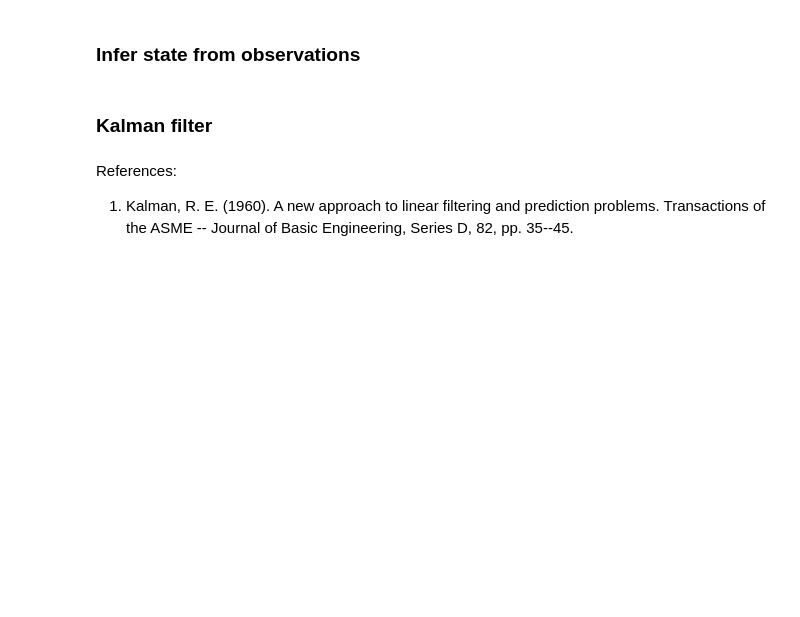
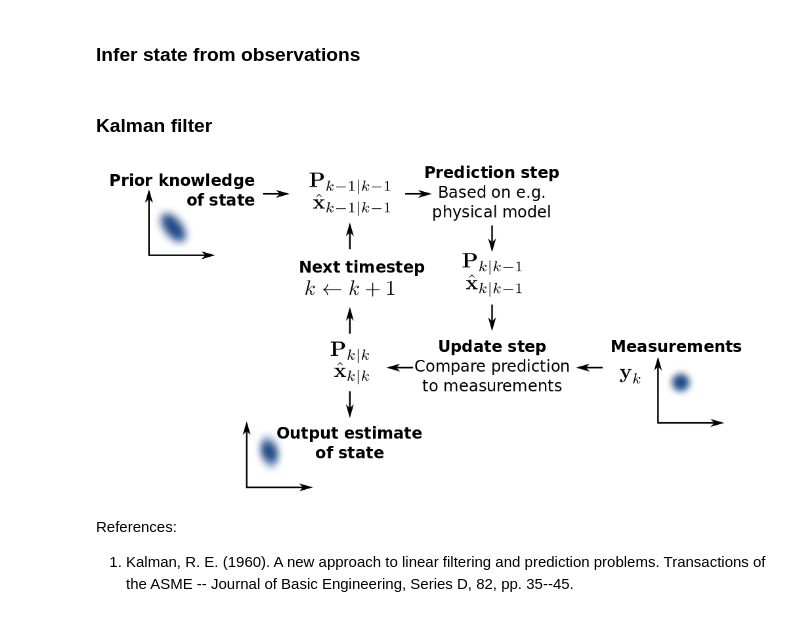
Before and after one commit to darrineth/data-assimilation, a Jupyter notebook: notebooks/data-assimilation.ipynb, the cells around one changed output. Cells and saved outputs as stored; diff of their text form; code cells hidden in the pictures; blank space fills up the shorter version.

```diff
--- a/notebooks/data-assimilation.ipynb
+++ b/notebooks/data-assimilation.ipynb
@@ -103,5 +105,9 @@ def plot_results(results, observation_time_indices, state_sequence=None,
 # %% [markdown]
 ### Kalman filter
+# %%
+Image(filename='/opt/notebooks/static/Basic_concept_of_Kalman_filtering.png')
+# %% [output]
+[figure, added]
 # %% [markdown]
 References:
 
```
Also changed, not shown: parts of 1 cell of this notebook, 2 other files.
